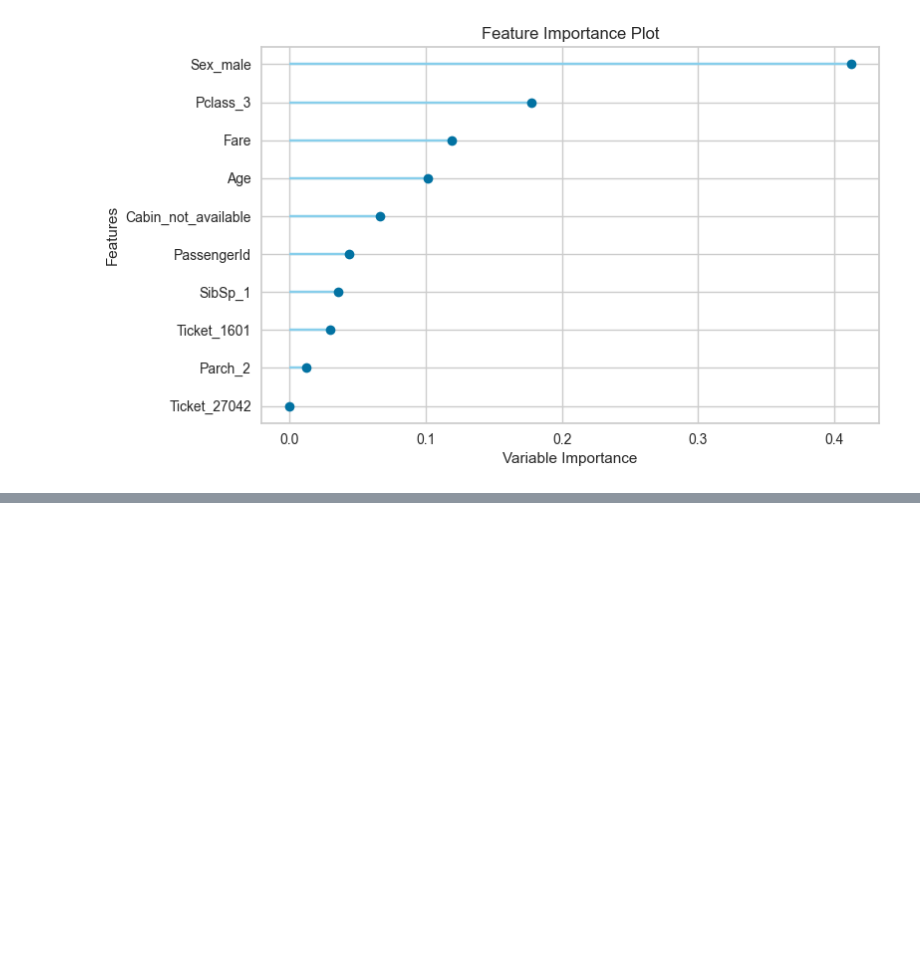
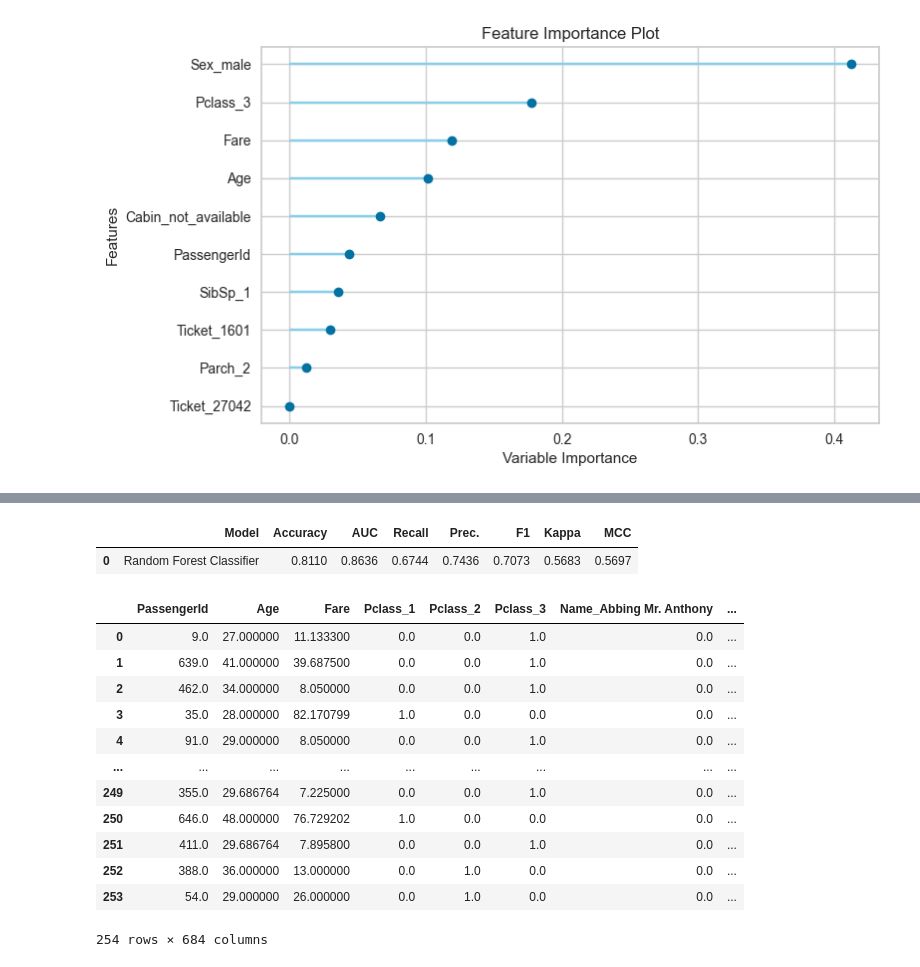
Before and after one commit to eunie1o6/kaggle_titanic, a Jupyter notebook: submission.ipynb, the cells around one changed output, grey strips where cells are left out. Saved outputs shown, nothing was run; the diff lists cells and outputs as text; code cells hidden in the pictures; blank space fills up the shorter version.

```diff
--- a/submission.ipynb
+++ b/submission.ipynb
@@ -178,0 +197,5 @@ plot_model(tuned_rf, plot='feature')
+# %%
+#Final Random Forest model parameters for deployment
+
+final_rf = finalize_model(tuned_rf)
+print(final_rf)
@@ -178,0 +211,18 @@ plot_model(tuned_rf, plot='feature')
+# %%
+predict_model(final_rf)
+# %% [output]
+|  | Model | Accuracy | AUC | Recall | Prec. | F1 | Kappa | MCC |
+| 0 | Random Forest Classifier | 0.8110 | 0.8636 | 0.6744 | 0.7436 | 0.7073 | 0.5683 | 0.5697 |
+|  | PassengerId | Age | Fare | Pclass_1 | Pclass_2 | Pclass_3 | Name_Abbing Mr. Anthony | ... |
+| 0 | 9.0 | 27.000000 | 11.133300 | 0.0 | 0.0 | 1.0 | 0.0 | ... |
+| 1 | 639.0 | 41.000000 | 39.687500 | 0.0 | 0.0 | 1.0 | 0.0 | ... |
+| 2 | 462.0 | 34.000000 | 8.050000 | 0.0 | 0.0 | 1.0 | 0.0 | ... |
+| 3 | 35.0 | 28.000000 | 82.170799 | 1.0 | 0.0 | 0.0 | 0.0 | ... |
+| 4 | 91.0 | 29.000000 | 8.050000 | 0.0 | 0.0 | 1.0 | 0.0 | ... |
+| ... | ... | ... | ... | ... | ... | ... | ... | ... |
+| 249 | 355.0 | 29.686764 | 7.225000 | 0.0 | 0.0 | 1.0 | 0.0 | ... |
+| 250 | 646.0 | 48.000000 | 76.729202 | 1.0 | 0.0 | 0.0 | 0.0 | ... |
+| 251 | 411.0 | 29.686764 | 7.895800 | 0.0 | 0.0 | 1.0 | 0.0 | ... |
+| 252 | 388.0 | 36.000000 | 13.000000 | 0.0 | 1.0 | 0.0 | 0.0 | ... |
+| 253 | 54.0 | 29.000000 | 26.000000 | 0.0 | 1.0 | 0.0 | 0.0 | ... |
+254 rows × 684 columns
```
Also changed, not shown: parts of 9 cells of this notebook, 2 other files.
